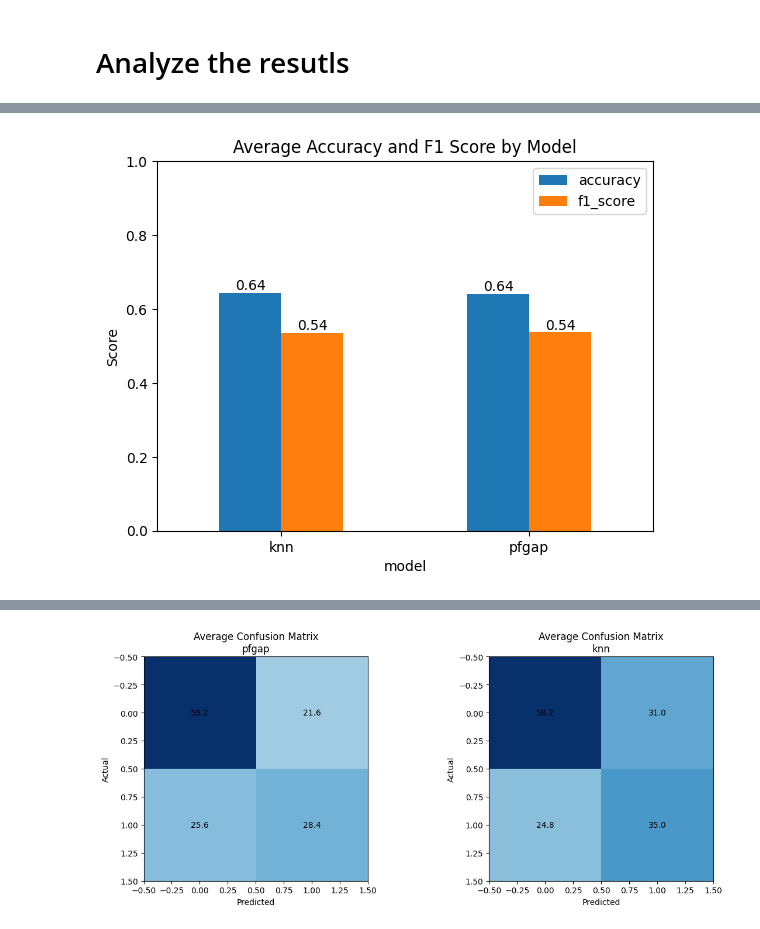
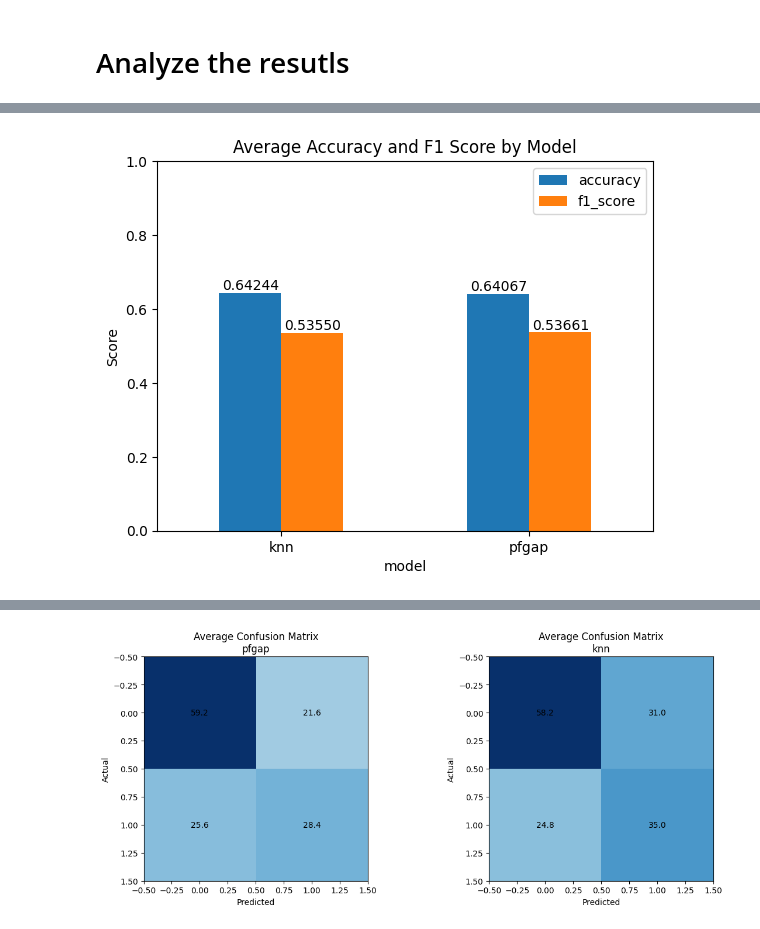
Before and after one commit to KevinMoonLab/PF-GAP, a Jupyter notebook: PFGAP/Manifold/Experiment5/analyze_results.ipynb, the cells around one changed output, grey strips where cells are left out. Cells and saved outputs as stored; diff of their text form; code cells hidden in the pictures.

```diff
--- a/PFGAP/Manifold/Experiment5/analyze_results.ipynb
+++ b/PFGAP/Manifold/Experiment5/analyze_results.ipynb
@@ -28,24 +28,24 @@ results.sample(2)
 # %%
 import matplotlib.pyplot as plt
 
 # Group by model and calculate mean accuracy and f1_score
 grouped = results.groupby('model')[['accuracy', 'f1_score']].mean()
 
 # Plot
 ax = grouped.plot(kind='bar', rot=0)
 plt.ylabel('Score')
 plt.title('Average Accuracy and F1 Score by Model')
 plt.ylim(0, 1)
 
 # Add numbers to the top of each bar
 for p in ax.patches:
-    ax.annotate(f'{p.get_height():.2f}',
+    ax.annotate(f'{p.get_height():.5f}',
                 (p.get_x() + p.get_width() / 2, p.get_height()),
                 ha='center', va='bottom', fontsize=10)
 
 plt.show()
 # %% [output]
-[figure, old version]
+[figure, new version]
 # %%
 results.sort_values("seed")
 # %% [output]
```
Also changed, not shown: parts of 1 cell of this notebook.
